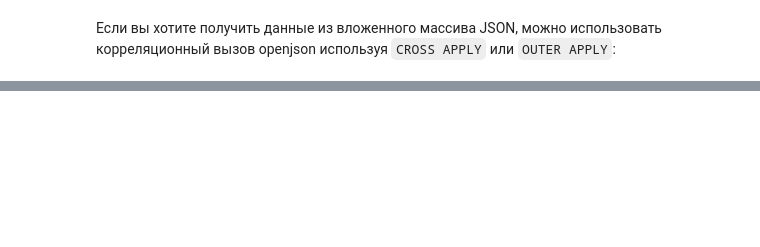
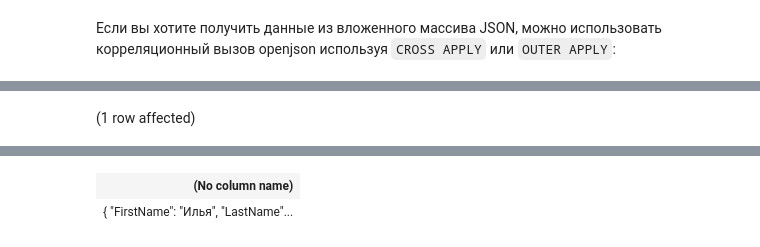
Before and after one commit to timoti1/T-SQL, a Jupyter notebook: SQL/DML - For XML, OpenXML, For JSON, OpenJSON.ipynb, the cells around one changed output, grey strips where cells are left out. Saved outputs shown, nothing was run; the diff lists cells and outputs as text; code cells hidden in the pictures; blank space fills up the shorter version.

```diff
--- a/SQL/DML - For XML, OpenXML, For JSON, OpenJSON.ipynb
+++ b/SQL/DML - For XML, OpenXML, For JSON, OpenJSON.ipynb
@@ -369,0 +407,36 @@ Total execution time: 00:00:00.0071696
+# %%
+declare @json nvarchar(4000)
+set @json =	N'
+{
+    "FirstName": "Илья",
+    "LastName": "Гавриленко",
+    "YearOfBirth": 2006,
+    "Gender": "м",
+    "Club": {
+        "Name": "ГЦОР Трактор",
+        "City": "Минск"
+    },
+    "Category": "II",
+    "Coach": [
+        {"FirstName": "Алла", "LastName": "Усенок"},
+        {"FirstName": "Виталий", "LastName": "Барашевич"}
+    ]
+}
+'
+
+--корректируем ошибку в фамилии тренера
+set @json = json_modify(@json, '$.Coach[1].LastName', N'Барташевич')
+
+--добавляем дополнительный атрибут
+set @json = json_modify(@json, '$.Club.Address', N'Долгобродская улица, 37. ст.м. Тракторный Завод')
+
+--добавляем дополнительный элемент в массив
+set @json = json_modify(
+                @json,
+                'append $.Coach',
+                json_query(N'{"FirstName": "Наталья", "LastName": "Бученкова"}', '$')
+            )
+
+select @json
+# %% [output]
+(1 row affected)
@@ -369,0 +444,2 @@ Total execution time: 00:00:00.0071696
+| (No column name) |
+| { "FirstName": "Илья", "LastName"... |
```
Also changed, not shown: parts of 4 cells of this notebook.
